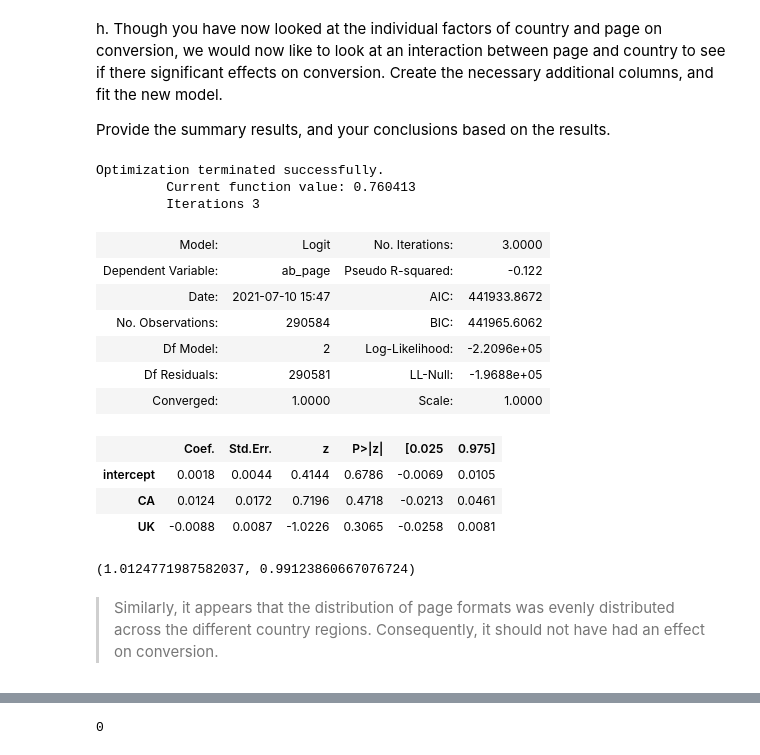
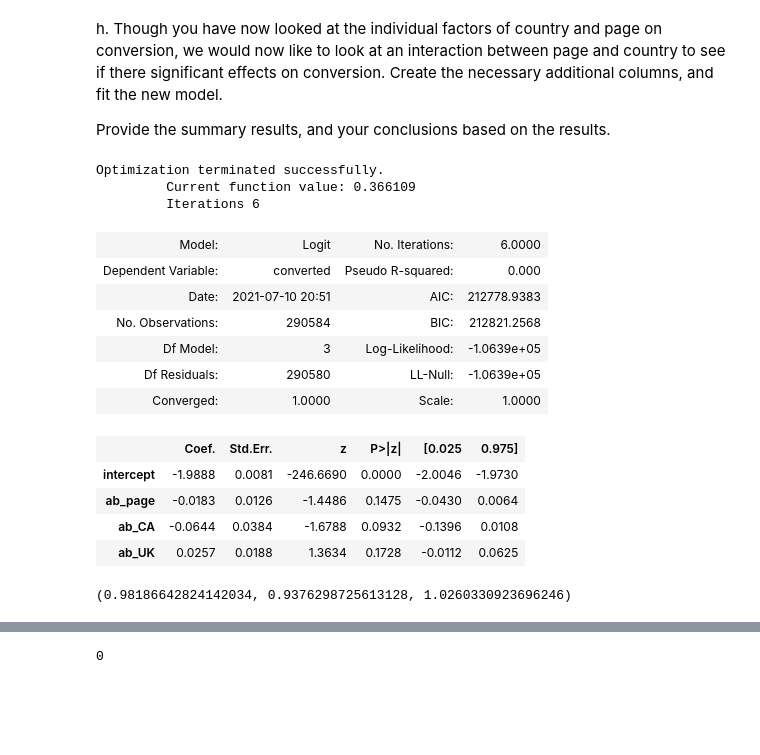
Before and after one commit to justinoeuf/Udacity-Projects, a Jupyter notebook: AB Testing/Analyze_ab_test_results_notebook.ipynb, the cells around one changed output, grey strips where cells are left out. Cells and saved outputs as stored; diff of their text form; code cells hidden in the pictures; blank space fills up the shorter version.

```diff
--- a/AB Testing/Analyze_ab_test_results_notebook.ipynb
+++ b/AB Testing/Analyze_ab_test_results_notebook.ipynb
@@ -403,28 +414,30 @@ np.exp(-0.0408), np.exp(0.009)
 h. Though you have now looked at the individual factors of country and page on conversion, we would now like to look at an interaction between page and country to see if there significant effects on conversion.  Create the necessary additional columns, and fit the new model.
 
 Provide the summary results, and your conclusions based on the results.
+# %%
+df3['ab_UK'] = df3['ab_page'] * df3['UK']
+df3['ab_CA'] = df3['ab_page'] * df3['CA']
 # %%
-Logit_mod = sm.Logit(df3.ab_page, df3[['intercept','CA', 'UK']])
+Logit_mod = sm.Logit(df3.converted, df3[['intercept','ab_page','ab_CA', 'ab_UK']])
 results = Logit_mod.fit()
 results.summary2()
 # %% [output]
 Optimization terminated successfully.
-         Current function value: 0.760413
-         Iterations 3
+         Current function value: 0.366109
+         Iterations 6
-| Model: | Logit | No. Iterations: | 3.0000 |
-| Dependent Variable: | ab_page | Pseudo R-squared: | -0.122 |
-| Date: | 2021-07-10 15:47 | AIC: | 441933.8672 |
-| No. Observations: | 290584 | BIC: | 441965.6062 |
-| Df Model: | 2 | Log-Likelihood: | -2.2096e+05 |
-| Df Residuals: | 290581 | LL-Null: | -1.9688e+05 |
+| Model: | Logit | No. Iterations: | 6.0000 |
+| Dependent Variable: | converted | Pseudo R-squared: | 0.000 |
+| Date: | 2021-07-10 20:51 | AIC: | 212778.9383 |
+| No. Observations: | 290584 | BIC: | 212821.2568 |
+| Df Model: | 3 | Log-Likelihood: | -1.0639e+05 |
+| Df Residuals: | 290580 | LL-Null: | -1.0639e+05 |
 | Converged: | 1.0000 | Scale: | 1.0000 |
 |  | Coef. | Std.Err. | z | P>|z| | [0.025 | 0.975] |
-| intercept | 0.0018 | 0.0044 | 0.4144 | 0.6786 | -0.0069 | 0.0105 |
-| CA | 0.0124 | 0.0172 | 0.7196 | 0.4718 | -0.0213 | 0.0461 |
-| UK | -0.0088 | 0.0087 | -1.0226 | 0.3065 | -0.0258 | 0.0081 |
+| intercept | -1.9888 | 0.0081 | -246.6690 | 0.0000 | -2.0046 | -1.9730 |
+| ab_page | -0.0183 | 0.0126 | -1.4486 | 0.1475 | -0.0430 | 0.0064 |
+| ab_CA | -0.0644 | 0.0384 | -1.6788 | 0.0932 | -0.1396 | 0.0108 |
+| ab_UK | 0.0257 | 0.0188 | 1.3634 | 0.1728 | -0.0112 | 0.0625 |
 # %%
-np.exp(0.0124), np.exp(-0.0088)
+np.exp(-0.0183), np.exp(-0.0644), np.exp(0.0257)
 # %% [output]
-(1.0124771987582037, 0.99123860667076724)
+(0.98186642824142034, 0.9376298725613128, 1.0260330923696246)
-# %% [markdown]
-> Similarly, it appears that the distribution of page formats was evenly distributed across the different country regions. Consequently, it should not have had an effect on conversion.
```
Also changed, not shown: parts of 15 cells of this notebook, 1 other file.
